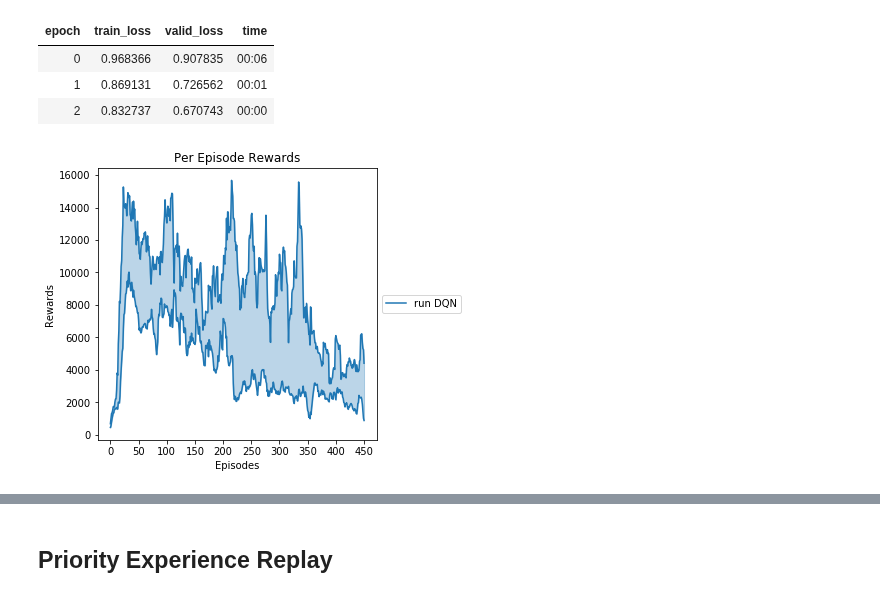
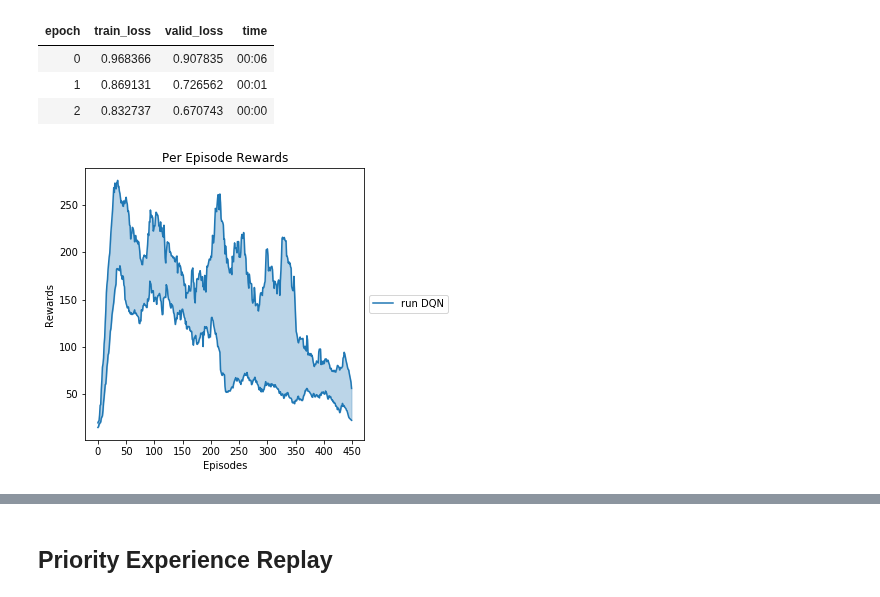
Before and after one commit to josiahls/fast-reinforcement-learning, a Jupyter notebook: docs_src/rl.agents.dqn.ipynb, the cells around one changed output, grey strips where cells are left out. Cells and saved outputs as stored; diff of their text form; code cells hidden in the pictures.

Commit message:
Fixed: - Value smoothing making the reward values way too big

```diff
--- a/docs_src/rl.agents.dqn.ipynb
+++ b/docs_src/rl.agents.dqn.ipynb
@@ -142,9 +142,9 @@ for i in range(4):
 | 2 | 0.832737 | 0.670743 | 00:00 |
 # %%
 group_interp = GroupAgentInterpretation.from_pickle('data/dqn', 'dqn_er')
-group_interp.plot_reward_bounds(per_episode=True, smooth_groups=10)
+group_interp.plot_reward_bounds(per_episode=True, smooth_groups=25)
 # %% [output]
-[figure, old version]
+[figure, new version]
 # %%
 [g.analysis for g in group_interp.groups]
 # %% [output]
```
Also changed, not shown: parts of 8 cells of this notebook, 2 other files.
